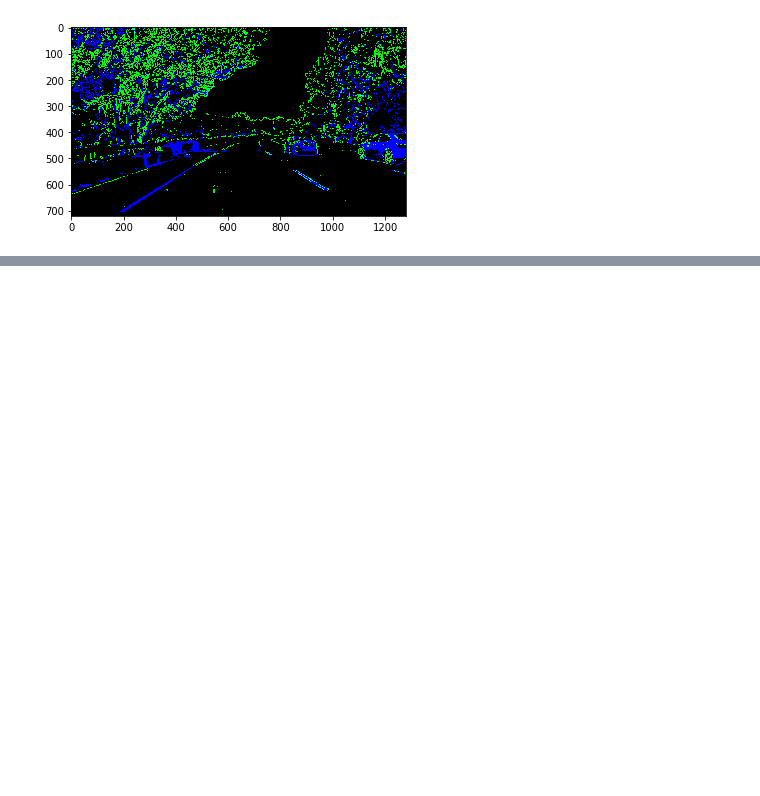
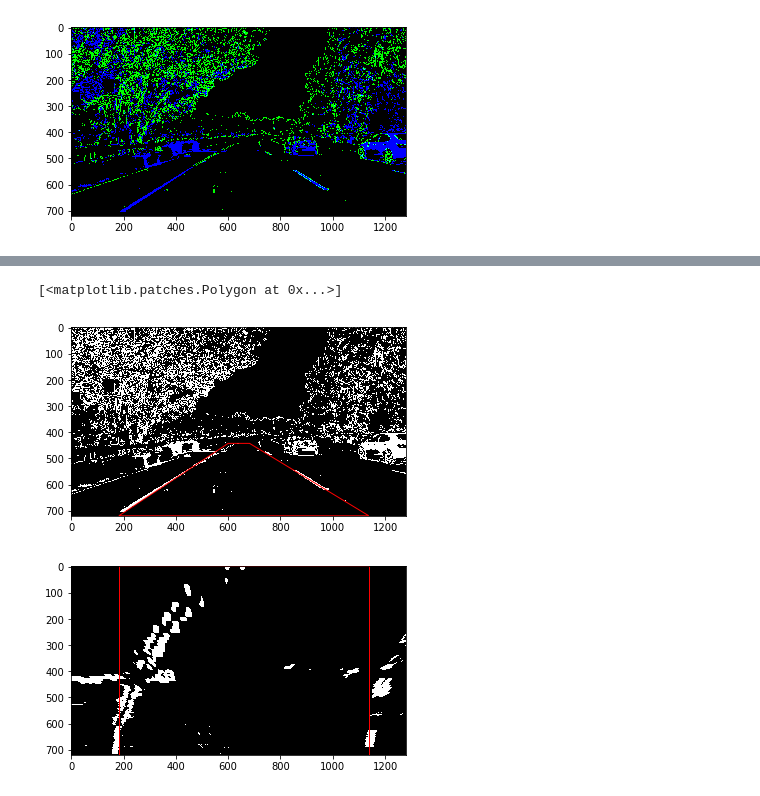
Before and after one commit to Pyrax/CarND-Advanced-Lane-Lines, a Jupyter notebook: src/lane_finding.ipynb, the cells around one changed output, grey strips where cells are left out. Saved outputs shown, nothing was run; the diff lists cells and outputs as text; code cells hidden in the pictures; blank space fills up the shorter version.

```diff
--- a/src/lane_finding.ipynb
+++ b/src/lane_finding.ipynb
@@ -101,0 +164,12 @@ thresholded_image = imgf.combine_binary(gradient_thresholds, combined_color_thre
+# %%
+plt.imshow(thresholded_image, cmap='gray')
+plt.fill(trans_src[:,0], trans_src[:,1]-.5, edgecolor='r', fill=False)
+
+plt.figure()
+trans_image = imgf.transform_perspective(thresholded_image, trans_src, trans_dst)
+plt.imshow(trans_image, cmap='gray')
+plt.fill(trans_dst[:,0], trans_dst[:,1]-.5, edgecolor='r', fill=False)
+# %% [output]
+[<matplotlib.patches.Polygon at 0x...>]
+[figure, added]
+[figure, added]
```
Also changed, not shown: parts of 3 cells of this notebook, 2 other files.
